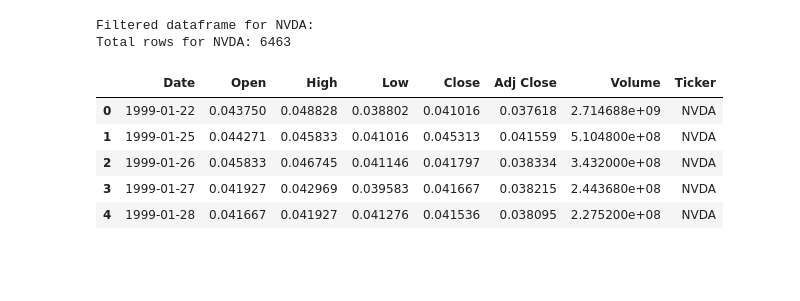
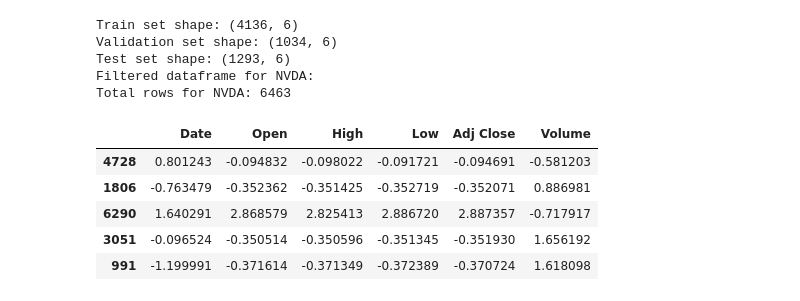
Before and after one commit to Charliehyin/StockRegression, a Jupyter notebook: model.ipynb, the cells around one changed output. Cells and saved outputs as stored; diff of their text form; code cells hidden in the pictures; blank space fills up the shorter version.

```diff
--- a/model.ipynb
+++ b/model.ipynb
@@ -1,33 +1,66 @@
 # %%
 import pandas as pd
 import numpy as np
 import matplotlib.pyplot as plt
 from sklearn.model_selection import train_test_split
 from sklearn.linear_model import LinearRegression
 from sklearn.metrics import mean_squared_error, r2_score
 import torch
 import torch.nn as nn
 from torch.utils.data import TensorDataset, DataLoader
+from sklearn.preprocessing import StandardScaler
 
 # Load the dataset
 df = pd.read_csv('sp500_data.csv')
 
 # Filter the dataframe to only contain ticker 'NVDA'
 df = df[df['Ticker'] == 'NVDA']
 
 # Reset the index after filtering
 df = df.reset_index(drop=True)
 
+# Drop the 'Ticker' column
+df = df.drop('Ticker', axis=1)
+
+# Convert 'Date' to Unix timestamp
+df['Date'] = pd.to_datetime(df['Date']).astype('int64') / 10**6
+
+# Define features (X) and target variable (y)
+X = df.drop('Close', axis=1)  # Assuming 'Close' is the target variable
+y = df['Close']
+
+
+# Normalize the features using StandardScaler
+# Normalize the features using StandardScaler
+scaler = StandardScaler()
+X_scaled = scaler.fit_transform(X)
+
+# Convert to DataFrame to keep column names
+X_scaled = pd.DataFrame(X_scaled, columns=X.columns)
+
+# Split the data
+X_train_val, X_test, y_train_val, y_test = train_test_split(X_scaled, y, test_size=0.2, random_state=42)
+
+# Further split train+validation into train and validation sets
+X_train, X_val, y_train, y_val = train_test_split(X_train_val, y_train_val, test_size=0.2, random_state=42)
+
+print(f"Train set shape: {X_train.shape}")
+print(f"Validation set shape: {X_val.shape}")
+print(f"Test set shape: {X_test.shape}")
+
 print("Filtered dataframe for NVDA:")
 print(f"Total rows for NVDA: {len(df)}")
-df.head()
+X_train.head()
 # %% [output]
+Train set shape: (4136, 6)
+Validation set shape: (1034, 6)
+Test set shape: (1293, 6)
 Filtered dataframe for NVDA:
 Total rows for NVDA: 6463
-|  | Date | Open | High | Low | Close | Adj Close | Volume | Ticker |
-| 0 | 1999-01-22 | 0.043750 | 0.048828 | 0.038802 | 0.041016 | 0.037618 | 2.714688e+09 | NVDA |
-| 1 | 1999-01-25 | 0.044271 | 0.045833 | 0.041016 | 0.045313 | 0.041559 | 5.104800e+08 | NVDA |
-| 2 | 1999-01-26 | 0.045833 | 0.046745 | 0.041146 | 0.041797 | 0.038334 | 3.432000e+08 | NVDA |
-| 3 | 1999-01-27 | 0.041927 | 0.042969 | 0.039583 | 0.041667 | 0.038215 | 2.443680e+08 | NVDA |
-| 4 | 1999-01-28 | 0.041667 | 0.041927 | 0.041276 | 0.041536 | 0.038095 | 2.275200e+08 | NVDA |
+|  | Date | Open | High | Low | Adj Close | Volume |
+| 4728 | 0.801243 | -0.094832 | -0.098022 | -0.091721 | -0.094691 | -0.581203 |
+| 1806 | -0.763479 | -0.352362 | -0.351425 | -0.352719 | -0.352071 | 0.886981 |
+| 6290 | 1.640291 | 2.868579 | 2.825413 | 2.886720 | 2.887357 | -0.717917 |
+| 3051 | -0.096524 | -0.350514 | -0.350596 | -0.351345 | -0.351930 | 1.656192 |
+| 991 | -1.199991 | -0.371614 | -0.371349 | -0.372389 | -0.370724 | 1.618098 |
 # %%
```
Also changed, not shown: parts of 2 cells of this notebook.
